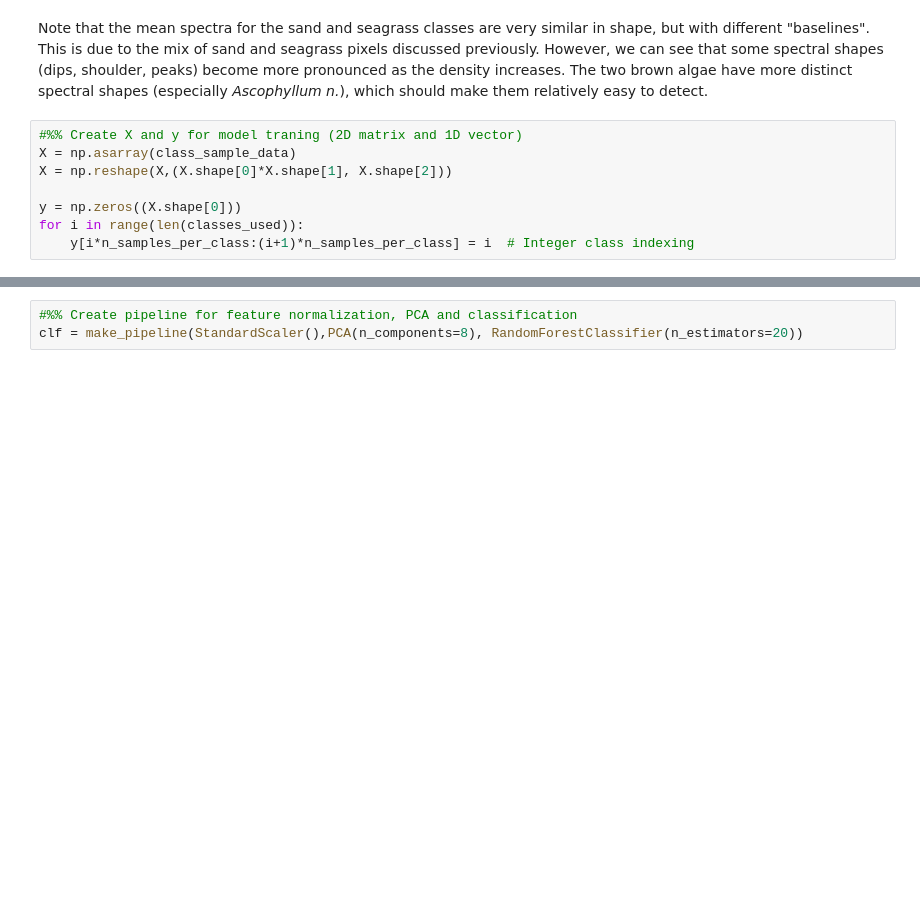
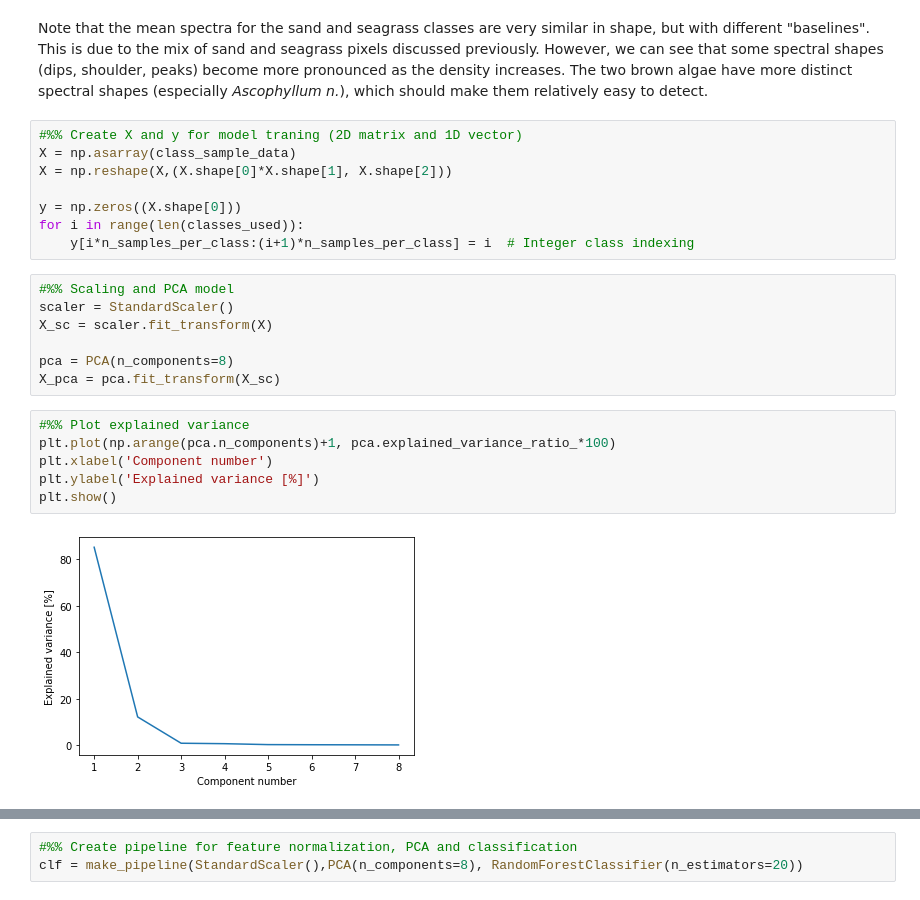
Before and after one commit to mh-skjelvareid/massimal, a Jupyter notebook: dataset_specific/20210418_Juvika/20210418_Juvika_TestClassification.ipynb, the cells around one changed output, grey strips where cells are left out. Cells and saved outputs as stored; diff of their text form; blank space fills up the shorter version.

Commit message:
Added PCA plots

```diff
--- a/dataset_specific/20210418_Juvika/20210418_Juvika_TestClassification.ipynb
+++ b/dataset_specific/20210418_Juvika/20210418_Juvika_TestClassification.ipynb
@@ -179,3 +179,18 @@ X = np.reshape(X,(X.shape[0]*X.shape[1], X.shape[2]))
 y = np.zeros((X.shape[0]))
 for i in range(len(classes_used)):
     y[i*n_samples_per_class:(i+1)*n_samples_per_class] = i  # Integer class indexing
+# %%
+#%% Scaling and PCA model
+scaler = StandardScaler()
+X_sc = scaler.fit_transform(X)
+
+pca = PCA(n_components=8)
+X_pca = pca.fit_transform(X_sc)
+# %%
+#%% Plot explained variance
+plt.plot(np.arange(pca.n_components)+1, pca.explained_variance_ratio_*100)
+plt.xlabel('Component number')
+plt.ylabel('Explained variance [%]')
+plt.show()
+# %% [output]
+[figure, added]
```
Also changed, not shown: parts of 2 cells of this notebook.
